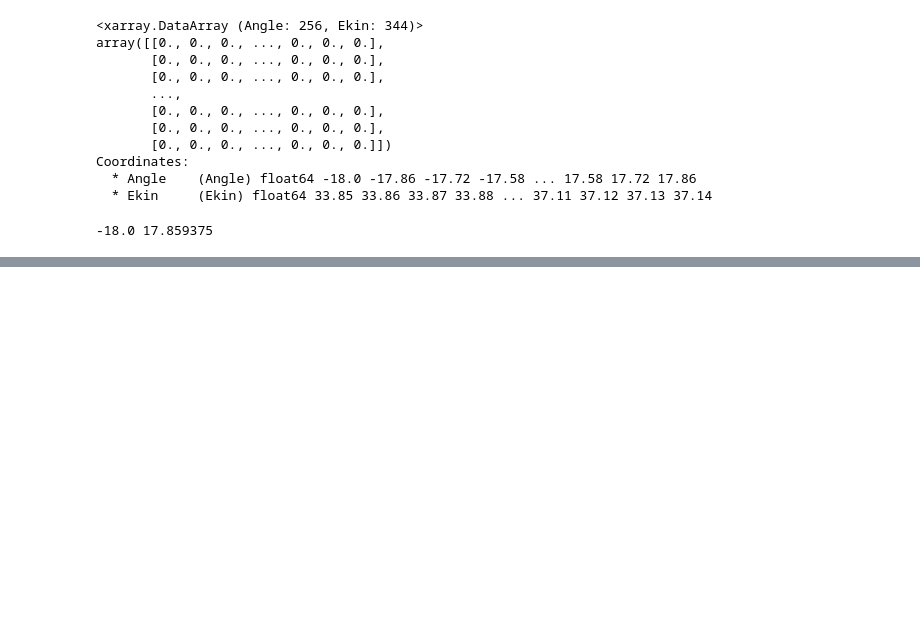
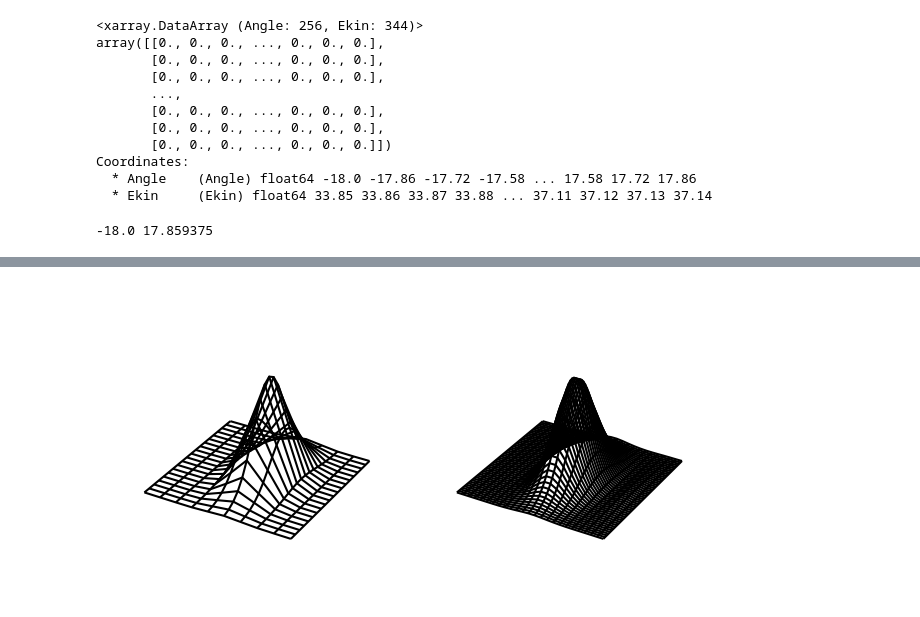
Before and after one commit to OpenCOMPES/specsanalyzer, a Jupyter notebook: tutorial/test.ipynb, the cells around one changed output, grey strips where cells are left out. Saved outputs shown, nothing was run; the diff lists cells and outputs as text; code cells hidden in the pictures; blank space fills up the shorter version.

```diff
--- a/tutorial/test.ipynb
+++ b/tutorial/test.ipynb
@@ -163,0 +193,35 @@ print(angle_axis[0],angle_axis[angle_axis.size-1])
+# %%
+import numpy as np
+from scipy.interpolate import RectBivariateSpline
+import matplotlib.pyplot as plt
+from mpl_toolkits.mplot3d import Axes3D
+
+# Regularly-spaced, coarse grid
+dx, dy = 0.4, 0.4
+xmax, ymax = 2, 4
+x = np.arange(-xmax, xmax, dx)
+y = np.arange(-ymax, ymax, dy)
+X, Y = np.meshgrid(x, y)
+Z = np.exp(-(2*X)**2 - (Y/2)**2)
+
+interp_spline = RectBivariateSpline(y, x, Z)
+
+# Regularly-spaced, fine grid
+dx2, dy2 = 0.16, 0.16
+x2 = np.arange(-xmax, xmax, dx2)
+y2 = np.arange(-ymax, ymax, dy2)
+X2, Y2 = np.meshgrid(x2,y2)
+Z2 = interp_spline(y2, x2)
+
+fig, ax = plt.subplots(nrows=1, ncols=2, subplot_kw={'projection': '3d'})
+ax[0].plot_wireframe(X, Y, Z, color='k')
+
+ax[1].plot_wireframe(X2, Y2, Z2, color='k')
+for axes in ax:
+    axes.set_zlim(-0.2,1)
+    axes.set_axis_off()
+
+fig.tight_layout()
+plt.show()
+# %% [output]
+[figure, added]
```
Also changed, not shown: parts of 8 cells of this notebook, 4 other files.
